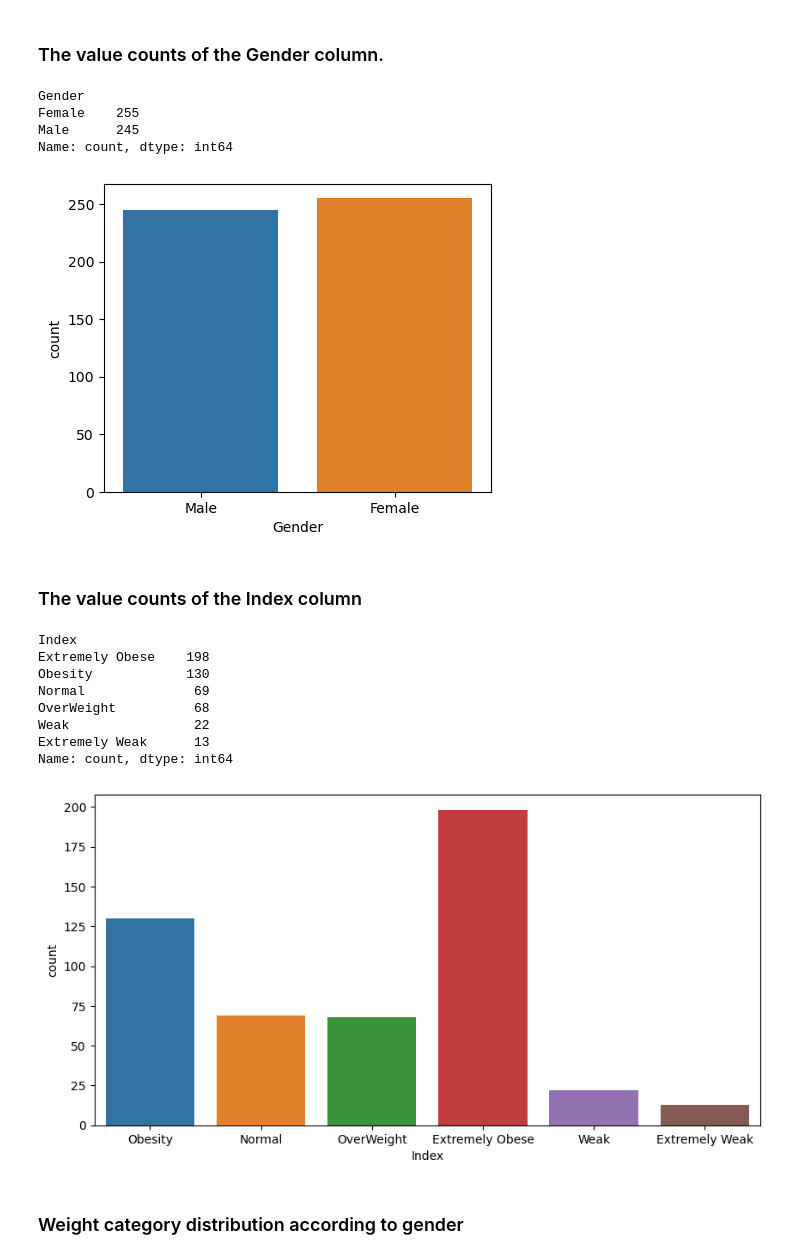
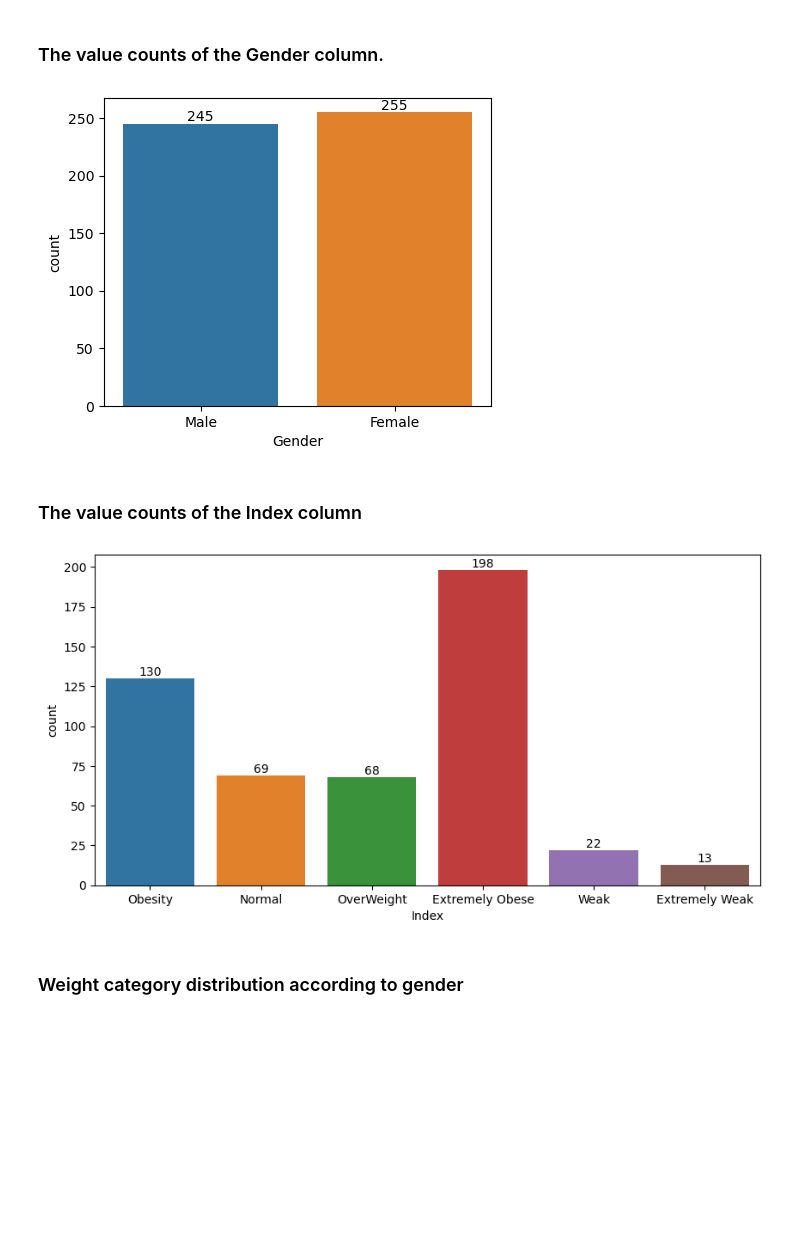
Before and after one commit to hosseinabadii/Machine-Learning-Projects, a Jupyter notebook: Projects/01 Classification/06 Random Forest Classification/02 Weight Category Dateset/weight_category_prediction.ipynb, the cells around one changed output. Saved outputs shown, nothing was run; the diff lists cells and outputs as text; code cells hidden in the pictures; blank space fills up the shorter version.

```diff
--- a/Projects/01 Classification/06 Random Forest Classification/02 Weight Category Dateset/weight_category_prediction.ipynb
+++ b/Projects/01 Classification/06 Random Forest Classification/02 Weight Category Dateset/weight_category_prediction.ipynb
@@ -89,33 +93,21 @@ plt.title("height vs weight");
 # %% [markdown]
 ### The value counts of the Gender column.
 # %%
-people = data["Gender"].value_counts()
-print(people)
 plt.figure(figsize=(5, 4))
-sns.countplot(data, x="Gender");
+ax = sns.countplot(data, x="Gender")
+for i in ax.containers:
+    ax.bar_label(i)
 # %% [output]
-Gender
-Female    255
-Male      245
-Name: count, dtype: int64
-[figure, old version]
+[figure, new version]
 # %% [markdown]
 ### The value counts of the Index column
 # %%
-categories = data["Index"].value_counts()
-print(categories)
 plt.figure(figsize=(10, 5))
-sns.countplot(data, x="Index");
+ax = sns.countplot(data, x="Index")
+for i in ax.containers:
+    ax.bar_label(i)
 # %% [output]
-Index
-Extremely Obese    198
-Obesity            130
-Normal              69
-OverWeight          68
-Weak                22
-Extremely Weak      13
-Name: count, dtype: int64
-[figure, old version]
+[figure, new version]
 # %% [markdown]
 ### Weight category distribution according to gender
 # %%
```
Also changed, not shown: parts of 3 cells of this notebook, 3 other files.
